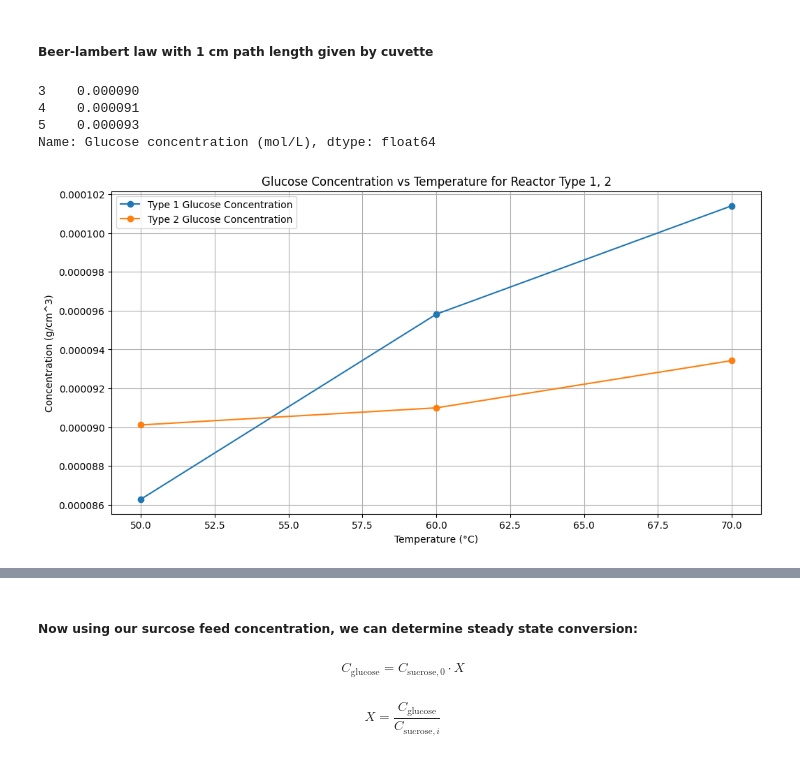
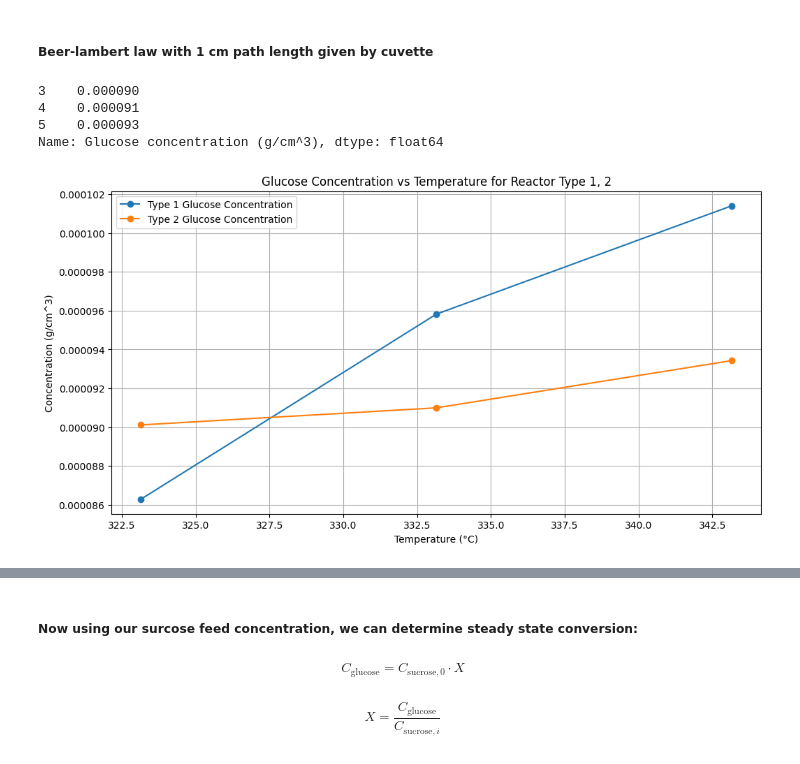
Before and after one commit to rahilisashaik/cbe154, a Jupyter notebook: sucrose-inversion-kinetics/data-analysis.ipynb, the cells around one changed output, grey strips where cells are left out. Drawn from its saved outputs; the diff is of its cells as text; code cells hidden in the pictures.

```diff
--- a/sucrose-inversion-kinetics/data-analysis.ipynb
+++ b/sucrose-inversion-kinetics/data-analysis.ipynb
@@ -62,3 +71,3 @@ Note that all temperature recordings are in Celisus
 # %%
 df_res = pd.read_csv("CEU-glucose-results.csv")
-df_res.query("Temperature == 50")
+df_res["Temperature"] = df_res["Temperature"] + 273.15
@@ -132,24 +138,24 @@ df_stand
 ##### Beer-lambert law with 1 cm path length given by cuvette
 # %%
 path_length = 1 # cm
-df_recent["Glucose concentration (mol/L)"] = df_recent["Absorbance adjusted"] / (avg_molar_absorptivity * path_length)
+df_recent["Glucose concentration (g/cm^3)"] = df_recent["Absorbance adjusted"] / (avg_molar_absorptivity * path_length)
 # %%
-df_recent.query("Type == 2")["Glucose concentration (mol/L)"]
+df_recent.query("Type == 2")["Glucose concentration (g/cm^3)"]
 # %% [output]
 3    0.000090
 4    0.000091
 5    0.000093
-Name: Glucose concentration (mol/L), dtype: float64
+Name: Glucose concentration (g/cm^3), dtype: float64
 # %%
 plt.figure(figsize=(12,6))
-plt.plot(df_recent.query("Type == 1")["Temperature"], df_recent.query("Type == 1")["Glucose concentration (mol/L)"], label = "Type 1 Glucose Concentration", marker= "o")
-plt.plot(df_recent.query("Type == 2")["Temperature"], df_recent.query("Type == 2")["Glucose concentration (mol/L)"], label = "Type 2 Glucose Concentration", marker= "o")
+plt.plot(df_recent.query("Type == 1")["Temperature"], df_recent.query("Type == 1")["Glucose concentration (g/cm^3)"], label = "Type 1 Glucose Concentration", marker= "o")
+plt.plot(df_recent.query("Type == 2")["Temperature"], df_recent.query("Type == 2")["Glucose concentration (g/cm^3)"], label = "Type 2 Glucose Concentration", marker= "o")
 plt.xlabel("Temperature (°C)")
 plt.ylabel("Concentration (g/cm^3)")
 plt.title("Glucose Concentration vs Temperature for Reactor Type 1, 2")
 plt.legend()
 plt.grid()
 
 plt.show()
 # %% [output]
-[figure, old version]
+[figure, new version]
```
Also changed, not shown: parts of 65 cells of this notebook.
